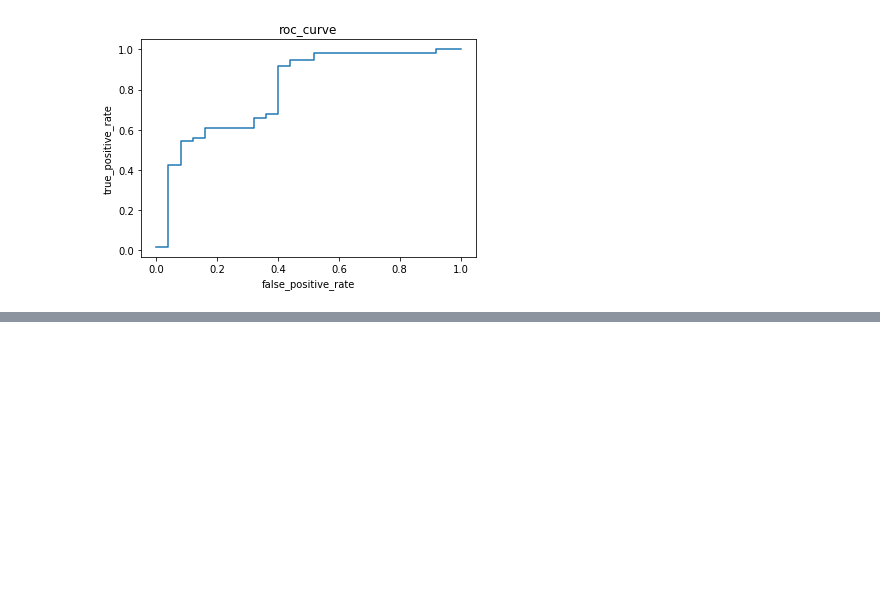
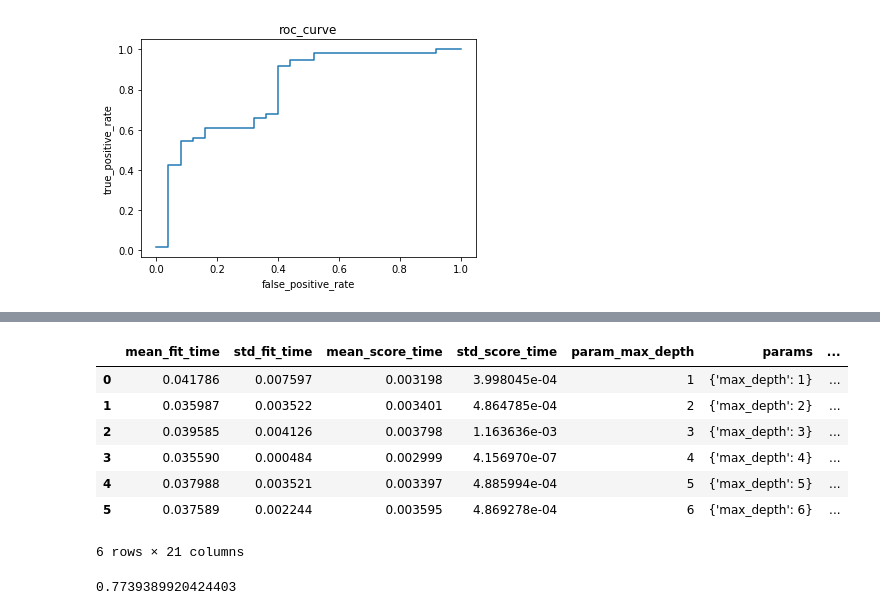
Before and after one commit to Justmiku/ml_project, a Jupyter notebook: loan_prediction.ipynb, the cells around one changed output, grey strips where cells are left out. Cells and saved outputs as stored; diff of their text form; code cells hidden in the pictures; blank space fills up the shorter version.

```diff
--- a/loan_prediction.ipynb
+++ b/loan_prediction.ipynb
@@ -730,0 +914,2 @@ Text(0.5,1,'roc_curve')
+# %%
+param_grid=dict(max_depth=max_depth_list)
@@ -730,0 +920,4 @@ Text(0.5,1,'roc_curve')
+# %%
+grid=GridSearchCV(RF,param_grid,cv=5,scoring='roc_auc',return_train_score=True)
+# %%
+grid.fit(X,y)
@@ -730,0 +937,17 @@ Text(0.5,1,'roc_curve')
+# %%
+rf_results_df=pd.DataFrame(grid.cv_results_)
+# %%
+rf_results_df
+# %% [output]
+|  | mean_fit_time | std_fit_time | mean_score_time | std_score_time | param_max_depth | params | ... |
+| 0 | 0.041786 | 0.007597 | 0.003198 | 3.998045e-04 | 1 | {'max_depth': 1} | ... |
+| 1 | 0.035987 | 0.003522 | 0.003401 | 4.864785e-04 | 2 | {'max_depth': 2} | ... |
+| 2 | 0.039585 | 0.004126 | 0.003798 | 1.163636e-03 | 3 | {'max_depth': 3} | ... |
+| 3 | 0.035590 | 0.000484 | 0.002999 | 4.156970e-07 | 4 | {'max_depth': 4} | ... |
+| 4 | 0.037988 | 0.003521 | 0.003397 | 4.885994e-04 | 5 | {'max_depth': 5} | ... |
+| 5 | 0.037589 | 0.002244 | 0.003595 | 4.869278e-04 | 6 | {'max_depth': 6} | ... |
+6 rows × 21 columns
+# %%
+grid.best_score_
+# %% [output]
+0.7739389920424403
```
Also changed, not shown: parts of 42 cells of this notebook.
